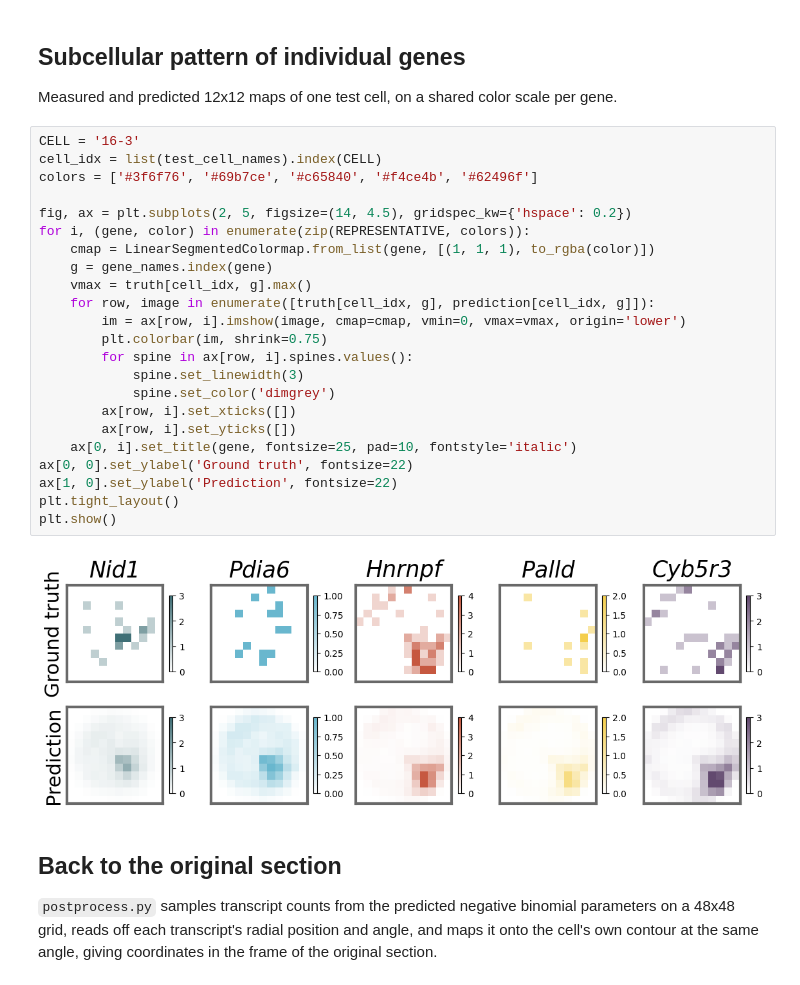
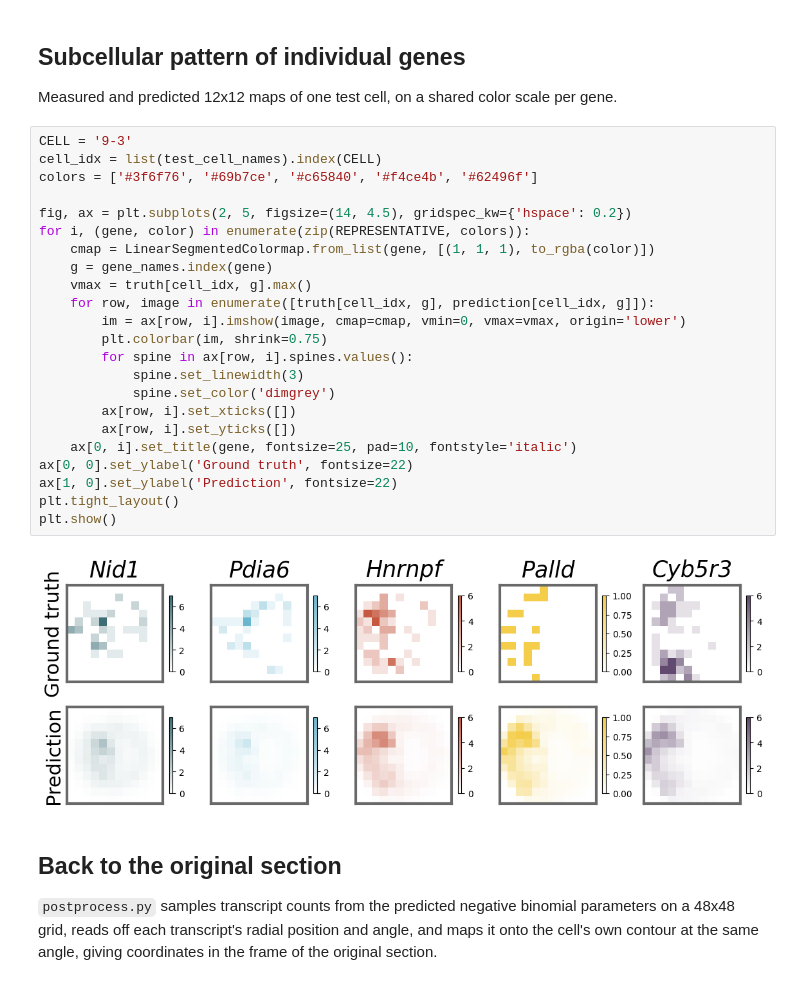
Before and after one commit to aster-ww/SVC, a Jupyter notebook: docs/source/tutorials/prediction.ipynb, the cells around one changed output. Drawn from its saved outputs; the diff is of its cells as text.

```diff
--- a/docs/source/tutorials/prediction.ipynb
+++ b/docs/source/tutorials/prediction.ipynb
@@ -158,30 +158,30 @@ plt.show()
 
 Measured and predicted 12x12 maps of one test cell, on a shared color scale per gene.
 # %%
-CELL = '16-3'
+CELL = '9-3'
 cell_idx = list(test_cell_names).index(CELL)
 colors = ['#3f6f76', '#69b7ce', '#c65840', '#f4ce4b', '#62496f']
 
 fig, ax = plt.subplots(2, 5, figsize=(14, 4.5), gridspec_kw={'hspace': 0.2})
 for i, (gene, color) in enumerate(zip(REPRESENTATIVE, colors)):
     cmap = LinearSegmentedColormap.from_list(gene, [(1, 1, 1), to_rgba(color)])
     g = gene_names.index(gene)
     vmax = truth[cell_idx, g].max()
     for row, image in enumerate([truth[cell_idx, g], prediction[cell_idx, g]]):
         im = ax[row, i].imshow(image, cmap=cmap, vmin=0, vmax=vmax, origin='lower')
         plt.colorbar(im, shrink=0.75)
         for spine in ax[row, i].spines.values():
             spine.set_linewidth(3)
             spine.set_color('dimgrey')
         ax[row, i].set_xticks([])
         ax[row, i].set_yticks([])
     ax[0, i].set_title(gene, fontsize=25, pad=10, fontstyle='italic')
 ax[0, 0].set_ylabel('Ground truth', fontsize=22)
 ax[1, 0].set_ylabel('Prediction', fontsize=22)
 plt.tight_layout()
 plt.show()
 # %% [output]
-[figure, old version]
+[figure, new version]
 # %% [markdown]
 ## Back to the original section
 
```
